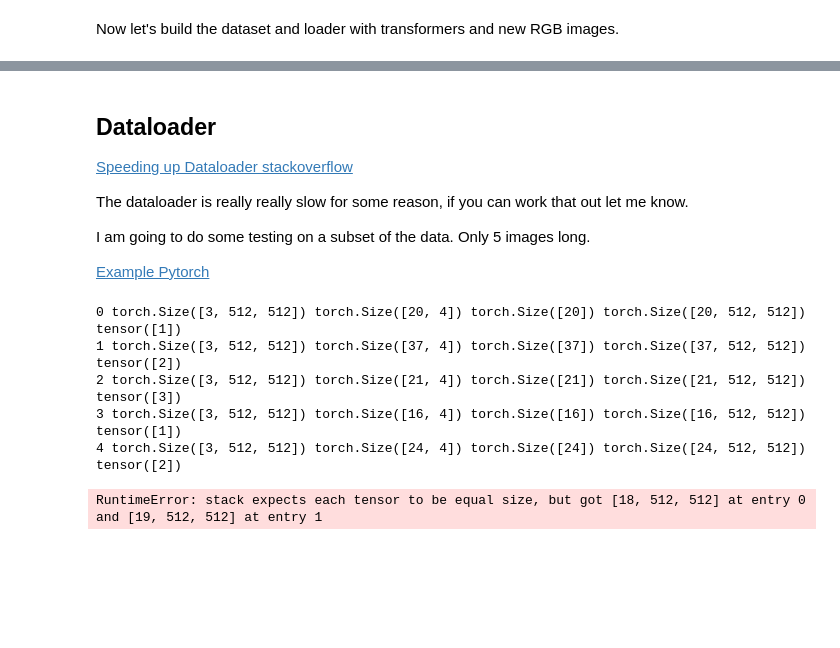
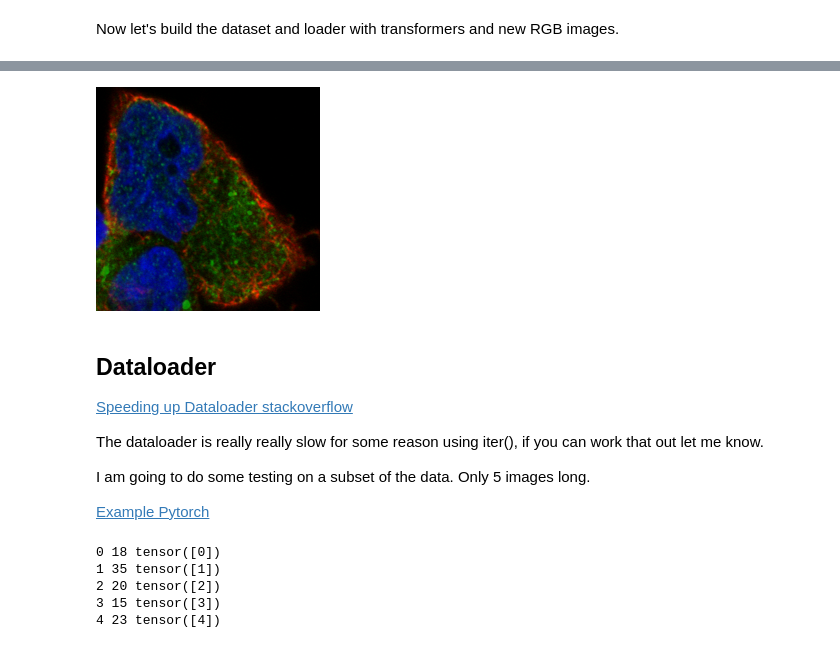
Before and after one commit to trainandgain/HPA-Single-Cell-Classification, a Jupyter notebook: notebooks/pytorch_dataset_dataloader.ipynb, the cells around one changed output, grey strips where cells are left out. Cells and saved outputs as stored; diff of their text form; code cells hidden in the pictures; blank space fills up the shorter version.

Commit message:
Now tiling images into individual masks, correct dataloader output in tensor format.

```diff
--- a/notebooks/pytorch_dataset_dataloader.ipynb
+++ b/notebooks/pytorch_dataset_dataloader.ipynb
@@ -236,9 +260,7 @@ class split_mask_bounding_box_area(object):
 # %%
 # define transforms
 def get_transform():
-    custom_transforms = [Rescale(512),
-                         split_mask_bounding_box_area(),
-                         ToTensor()]
+    custom_transforms = [split_mask(224), Rescale((224,224))]
     return torchvision.transforms.Compose(custom_transforms)
 # %% [markdown]
 Now let's build the dataset and loader with transformers and new RGB images.
@@ -291,11 +313,15 @@ class HPAImageDataset(object):
 
         if self.transforms is not None:
             # torchvision compose only accepts single input
-            sample = {'image': img, 'target': target}
             sample = self.transforms({'image': img, 'target': target})
-            img, target = sample['image'], sample['target']
-
-        return(img, target)
+            imgs, targets = sample['image'], sample['target']
+        # choose what returning
+        imgs = imgs
+        annotations = {
+            'image_id': targets['image_id'],
+            'labels': targets['labels']
+        }
+        return(imgs, annotations)
 # %%
 ROOT_DIR = '../input/image_subset/'
 # create own Dataset
@@ -328,9 +344,15 @@ view # un normalized so we can view this froms source.
+# %%
+# test cell
+imgs, annotations = transformed_dataset[1]
+imgs[4]
+# %% [output]
+[figure, added]
 # %% [markdown]
 ## Dataloader
 
 [Speeding up Dataloader stackoverflow](https://stackoverflow.com/questions/61393613/pytorch-speed-up-data-loading)
 
-The dataloader is really really slow for some reason, if you can work that out let me know.
+The dataloader is really really slow for some reason using iter(), if you can work that out let me know.
 
 I am going to do some testing on a subset of the data. Only 5 images long.
 
@@ -339,14 +361,13 @@ I am going to do some testing on a subset of the data. Only 5 images long.
 sub_dataset = torch.utils.data.Subset(transformed_dataset, list(range(5)))
 
 for i in range(len(sub_dataset)):
-    img, target = transformed_dataset[i]
+    imgs, annotations = transformed_dataset[i]
 
-    print(i, img.size(), target['boxes'].size(), target['area'].size(),
-          target['masks'].size(),target['labels'].unique())
+    print(i, len(imgs), annotations['image_id'])
 # %% [output]
-0 torch.Size([3, 512, 512]) torch.Size([20, 4]) torch.Size([20]) torch.Size([20, 512, 512]) tensor([1])
-1 torch.Size([3, 512, 512]) torch.Size([37, 4]) torch.Size([37]) torch.Size([37, 512, 512]) tensor([2])
-2 torch.Size([3, 512, 512]) torch.Size([21, 4]) torch.Size([21]) torch.Size([21, 512, 512]) tensor([3])
-3 torch.Size([3, 512, 512]) torch.Size([16, 4]) torch.Size([16]) torch.Size([16, 512, 512]) tensor([1])
-4 torch.Size([3, 512, 512]) torch.Size([24, 4]) torch.Size([24]) torch.Size([24, 512, 512]) tensor([2])
+0 18 tensor([0])
+1 35 tensor([1])
+2 20 tensor([2])
+3 15 tensor([3])
+4 23 tensor([4])
 # %%
@@ -364,9 +392,0 @@ data_loader = torch.utils.data.DataLoader(sub_dataset,
-# %%
-for i_batch, sample_batched in enumerate(data_loader):
-    print(i_batch, sample_batched['image'].size())
-
-    # observe 4th batch and stop.
-    if i_batch == 3:
-        break
-# %% [output]
-RuntimeError: stack expects each tensor to be equal size, but got [18, 512, 512] at entry 0 and [19, 512, 512] at entry 1
```
Also changed, not shown: parts of 11 cells of this notebook, 2 other files.
